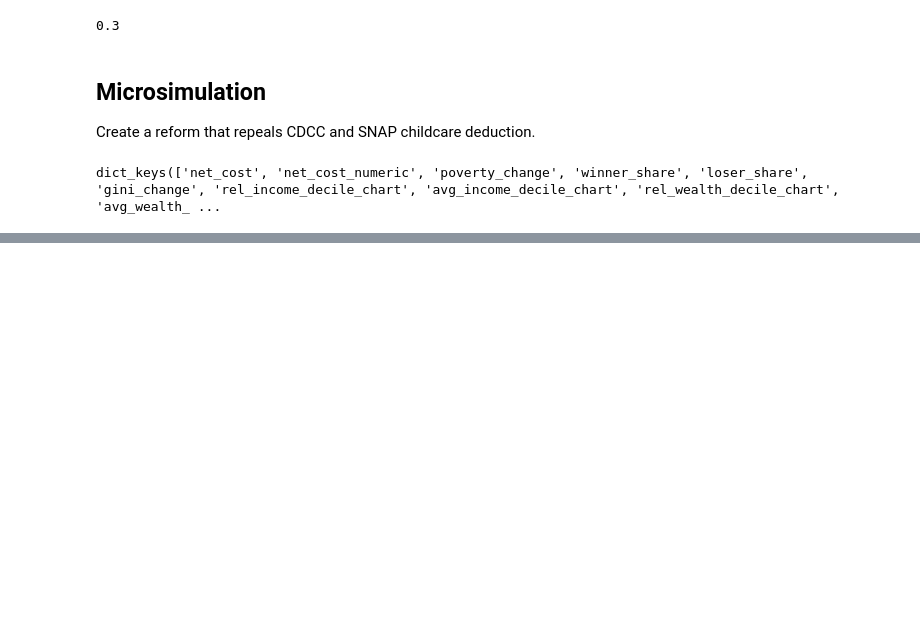
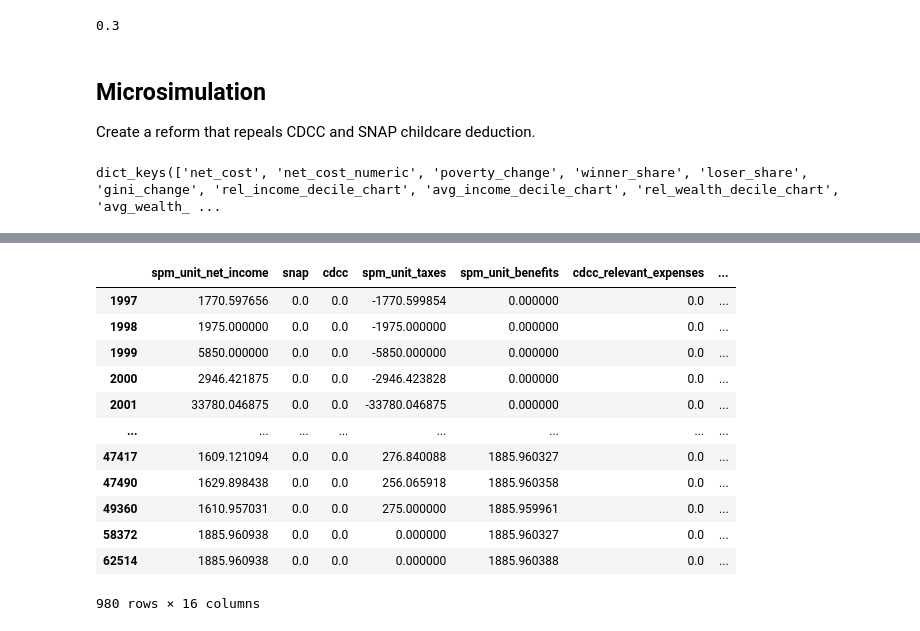
Before and after one commit to UBICenter/snap-cdcc-childcare-child-allowance, a Jupyter notebook: website/post.ipynb, the cells around one changed output, grey strips where cells are left out. Cells and saved outputs as stored; diff of their text form; code cells hidden in the pictures; blank space fills up the shorter version.

```diff
--- a/website/post.ipynb
+++ b/website/post.ipynb
@@ -80,0 +125,16 @@ dict_keys(['net_cost', 'net_cost_numeric', 'poverty_change', 'winner_share', 'lo
+# %%
+diff[diff.spm_unit_net_income > 0]
+# %% [output]
+|  | spm_unit_net_income | snap | cdcc | spm_unit_taxes | spm_unit_benefits | cdcc_relevant_expenses | ... |
+| 1997 | 1770.597656 | 0.0 | 0.0 | -1770.599854 | 0.000000 | 0.0 | ... |
+| 1998 | 1975.000000 | 0.0 | 0.0 | -1975.000000 | 0.000000 | 0.0 | ... |
+| 1999 | 5850.000000 | 0.0 | 0.0 | -5850.000000 | 0.000000 | 0.0 | ... |
+| 2000 | 2946.421875 | 0.0 | 0.0 | -2946.423828 | 0.000000 | 0.0 | ... |
+| 2001 | 33780.046875 | 0.0 | 0.0 | -33780.046875 | 0.000000 | 0.0 | ... |
+| ... | ... | ... | ... | ... | ... | ... | ... |
+| 47417 | 1609.121094 | 0.0 | 0.0 | 276.840088 | 1885.960327 | 0.0 | ... |
+| 47490 | 1629.898438 | 0.0 | 0.0 | 256.065918 | 1885.960358 | 0.0 | ... |
+| 49360 | 1610.957031 | 0.0 | 0.0 | 275.000000 | 1885.959961 | 0.0 | ... |
+| 58372 | 1885.960938 | 0.0 | 0.0 | 0.000000 | 1885.960327 | 0.0 | ... |
+| 62514 | 1885.960938 | 0.0 | 0.0 | 0.000000 | 1885.960388 | 0.0 | ... |
+980 rows × 16 columns
```
Also changed, not shown: parts of 9 cells of this notebook.
